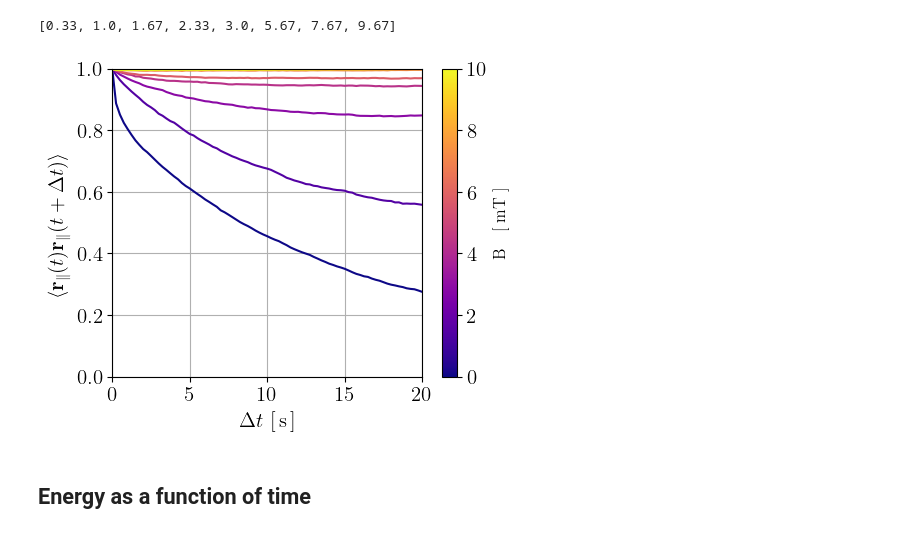
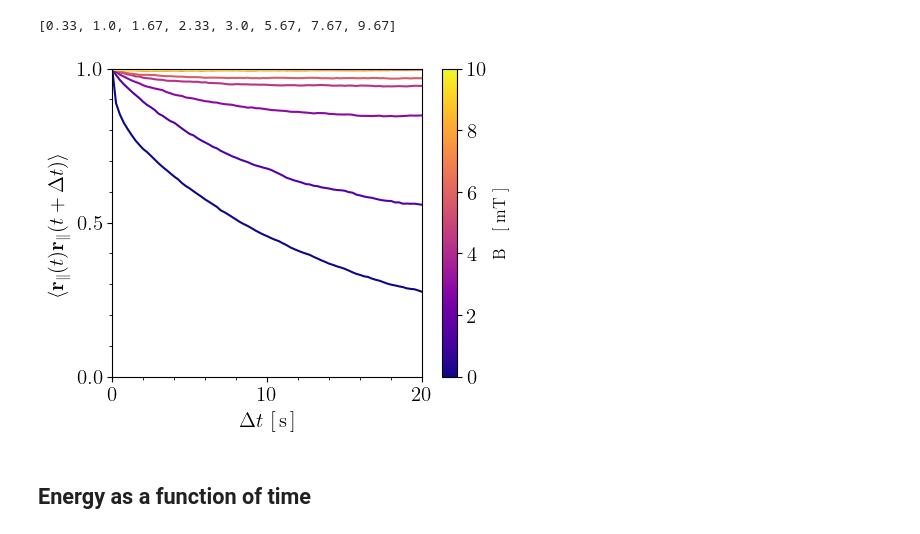
Before and after one commit to leogabac/stuckgs, a Jupyter notebook: src/fig4a.ipynb, the cells around one changed output. Drawn from its saved outputs; the diff is of its cells as text; code cells hidden in the pictures.

```diff
--- a/src/fig4a.ipynb
+++ b/src/fig4a.ipynb
@@ -155,34 +155,43 @@ fields
 # %%
 fig, ax = plt.subplots(figsize = (5,4))
 cmap = plt.get_cmap('plasma')
 
 for interval, (i,B) in zip(nintervals, enumerate(fields)):
     color =  cmap(i / (len(fields) - 1))
     avi = corravs.loc[idx[interval,'av']]
     ax.plot(avi.index.to_list(),avi.to_list(), color=color)
 
 ax.set_xlim(0,h)
 ax.set_ylim(0,1)
 ax.set_xlabel("$\\Delta t$ [\,s\,]", fontsize=15)
 ax.set_ylabel("$\\langle \mathbf{r}_\parallel(t) \mathbf{r}_\parallel(t+\\Delta t)\\rangle$",fontsize=15)
+
+ax.xaxis.set_major_locator(plt.MultipleLocator(10))
+ax.xaxis.set_minor_locator(plt.NullLocator())
+ax.xaxis.set_minor_formatter(plt.NullFormatter())
+
+
+ax.yaxis.set_major_locator(plt.MultipleLocator(0.5))
+ax.yaxis.set_minor_locator(plt.NullLocator())
+ax.yaxis.set_minor_formatter(plt.NullFormatter())
+
 ax.tick_params(axis='both', which='major', labelsize=15)
-ax.grid()
+ax.minorticks_on()
 
 # Colorbar
-#sm = plt.cm.ScalarMappable(cmap=cmap, norm=plt.Normalize(vmin=0, vmax=max(fields)))
 sm = plt.cm.ScalarMappable(cmap=cmap, norm=plt.Normalize(vmin=0, vmax=10))
 sm.set_array([])
 cbar = plt.colorbar(sm,ax=ax)
 cbar.set_label(label='B \,\, [ mT ]',size='large')
 cbar.ax.tick_params(labelsize=15)
 
 
 fig.savefig(os.path.join('../data/figs','fig4a.png'),dpi=300,bbox_inches='tight')
 fig.savefig(os.path.join('../data/figs','fig4a.pdf'))
 
 plt.show()
 # %% [output]
-[figure, old version]
+[figure, new version]
 # %% [markdown]
 ## Energy as a function of time
 # %%
```
Also changed, not shown: 3 other files.
